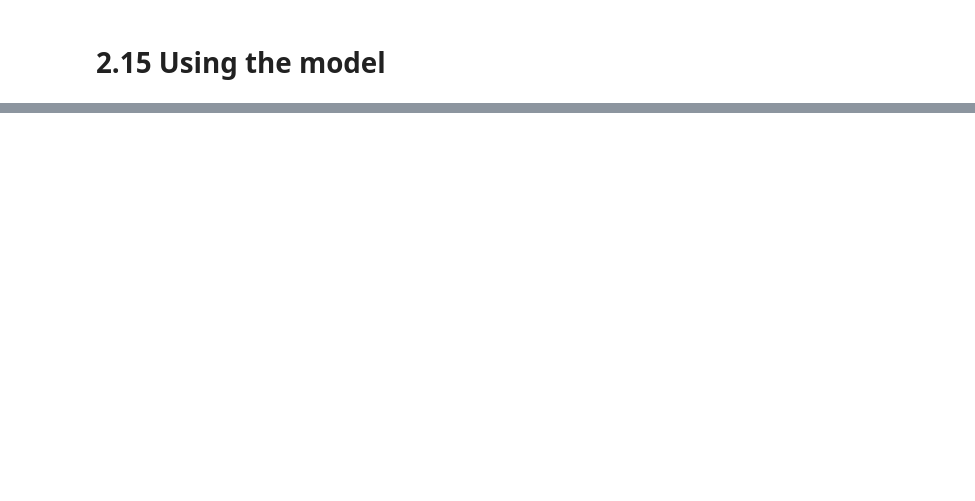
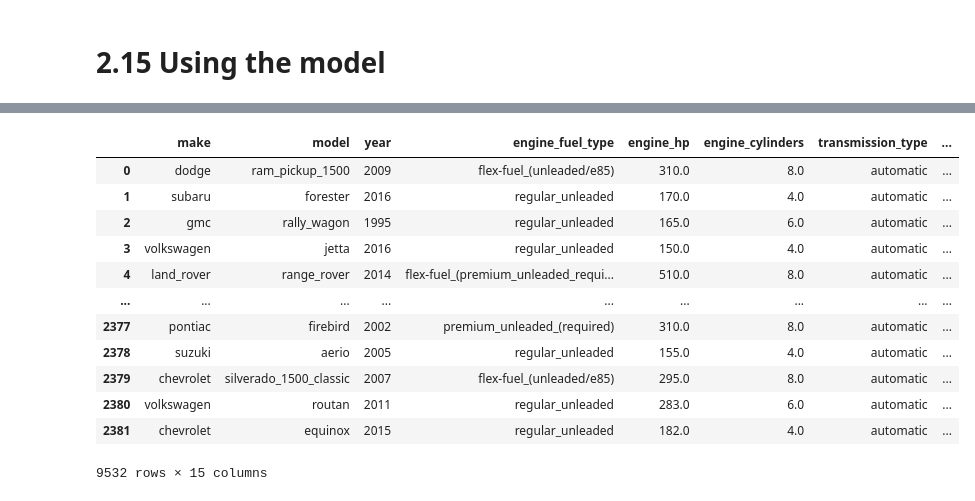
Before and after one commit to peterernicke/ML_Zoomcamp_2023_Course, a Jupyter notebook: 01-intro/notebooks/2.2 - Data_Preparation.ipynb, the cells around one changed output, grey strips where cells are left out. Drawn from its saved outputs; the diff is of its cells as text; code cells hidden in the pictures; blank space fills up the shorter version.

```diff
--- a/01-intro/notebooks/2.2 - Data_Preparation.ipynb
+++ b/01-intro/notebooks/2.2 - Data_Preparation.ipynb
@@ -1056,0 +1130,6 @@ sns.histplot(y_val, color='blue', alpha=0.5, bins=50)
+# %%
+# turning the boolean into integers (1 and 0)
+# creating a new variable for each number of doors
+df_train['num_doors_2'] = (df_train.number_of_doors == 2).astype('int')
+df_train['num_doors_3'] = (df_train.number_of_doors == 3).astype('int')
+df_train['num_doors_4'] = (df_train.number_of_doors == 4).astype('int')
@@ -1056,0 +1154,6 @@ sns.histplot(y_val, color='blue', alpha=0.5, bins=50)
+# %%
+# with that replacement we can write a loop
+for v in [2, 3, 4]:
+    df_train['num_doors_%s' % v] = (df_train.number_of_doors == v).astype('int')
+
+df_train
@@ -1062,0 +1638,19 @@ sns.histplot(y_val, color='blue', alpha=0.5, bins=50)
+# %%
+# first: getting our data, so combining df_train and df_val into one dataset
+# pd.concat() takes a list of dataframes and concatenates them together
+df_full_train = pd.concat([df_train, df_val])
+df_full_train
+# %% [output]
+|  | make | model | year | engine_fuel_type | engine_hp | engine_cylinders | transmission_type | ... |
+| 0 | dodge | ram_pickup_1500 | 2009 | flex-fuel_(unleaded/e85) | 310.0 | 8.0 | automatic | ... |
+| 1 | subaru | forester | 2016 | regular_unleaded | 170.0 | 4.0 | automatic | ... |
+| 2 | gmc | rally_wagon | 1995 | regular_unleaded | 165.0 | 6.0 | automatic | ... |
+| 3 | volkswagen | jetta | 2016 | regular_unleaded | 150.0 | 4.0 | automatic | ... |
+| 4 | land_rover | range_rover | 2014 | flex-fuel_(premium_unleaded_requi... | 510.0 | 8.0 | automatic | ... |
+| ... | ... | ... | ... | ... | ... | ... | ... | ... |
+| 2377 | pontiac | firebird | 2002 | premium_unleaded_(required) | 310.0 | 8.0 | automatic | ... |
+| 2378 | suzuki | aerio | 2005 | regular_unleaded | 155.0 | 4.0 | automatic | ... |
+| 2379 | chevrolet | silverado_1500_classic | 2007 | flex-fuel_(unleaded/e85) | 295.0 | 8.0 | automatic | ... |
+| 2380 | volkswagen | routan | 2011 | regular_unleaded | 283.0 | 6.0 | automatic | ... |
+| 2381 | chevrolet | equinox | 2015 | regular_unleaded | 182.0 | 4.0 | automatic | ... |
+9532 rows × 15 columns
```
Also changed, not shown: parts of 64 cells of this notebook.
